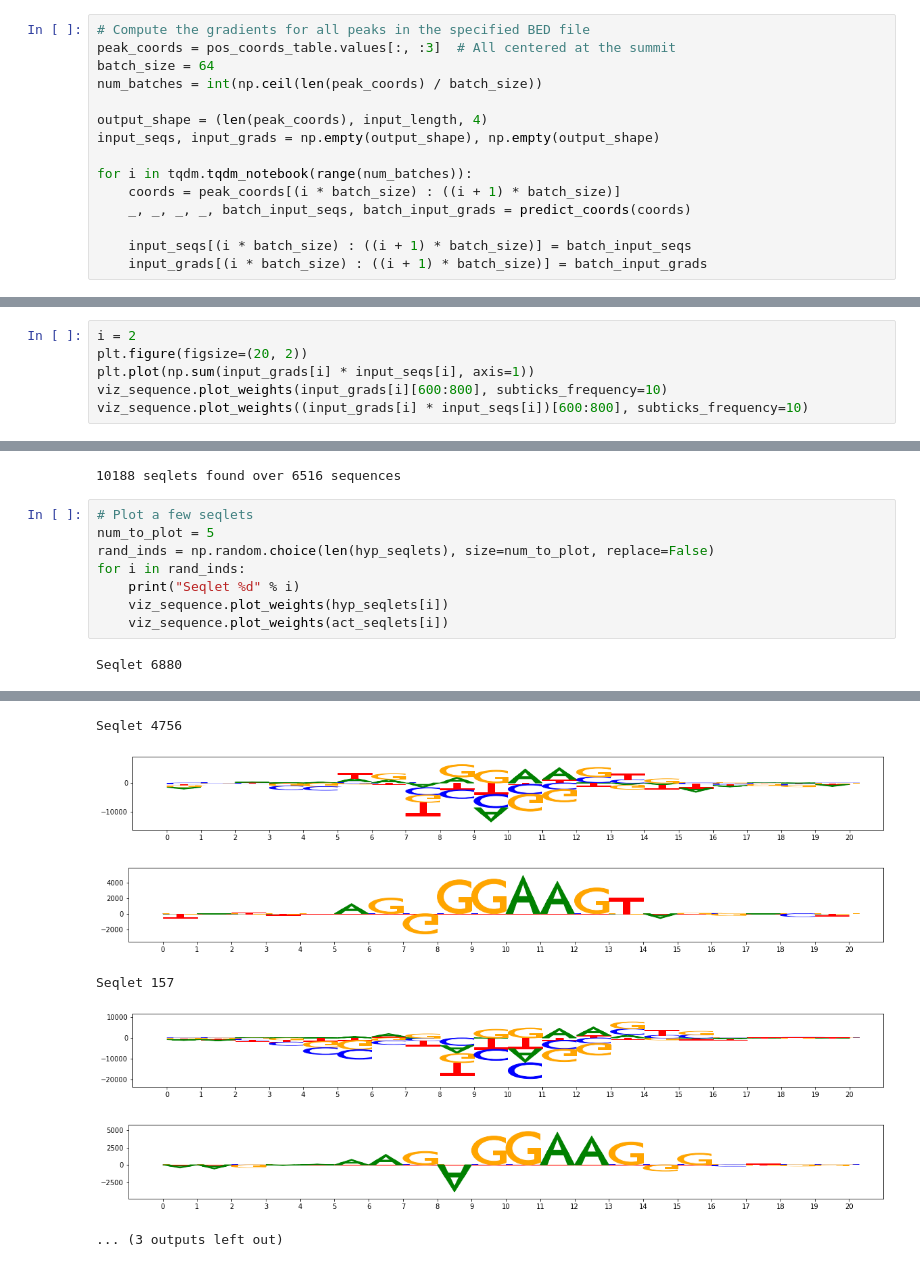
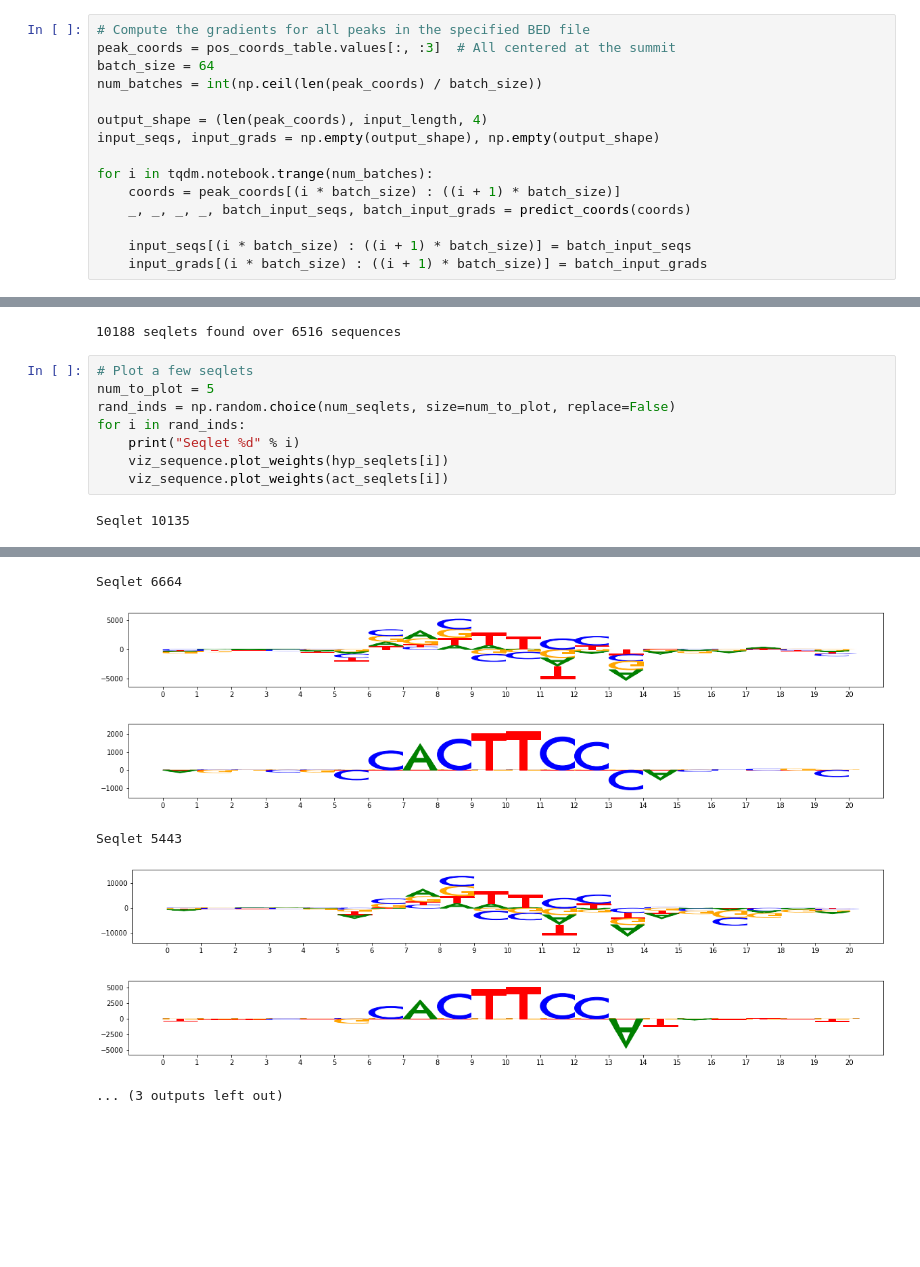
Before and after one commit to amtseng/fourier_attribution_priors, a Jupyter notebook: notebooks/input_gradient_similarity.ipynb, the cells around one changed output, grey strips where cells are left out. Saved outputs shown, nothing was run; the diff lists cells and outputs as text; blank space fills up the shorter version.

```diff
--- a/notebooks/input_gradient_similarity.ipynb
+++ b/notebooks/input_gradient_similarity.ipynb
@@ -120,7 +117,7 @@ num_batches = int(np.ceil(len(peak_coords) / batch_size))
 output_shape = (len(peak_coords), input_length, 4)
 input_seqs, input_grads = np.empty(output_shape), np.empty(output_shape)
 
-for i in tqdm.tqdm_notebook(range(num_batches)):
+for i in tqdm.notebook.trange(num_batches):
     coords = peak_coords[(i * batch_size) : ((i + 1) * batch_size)]
     _, _, _, _, batch_input_seqs, batch_input_grads = predict_coords(coords)
 
@@ -154,9 +151,3 @@ findfont: Font family ['Laksaman', 'Verdana', 'Arial'] not found. Falling back t
 # %% [markdown]
 ### Assess similarity of input gradient explanations
 How similar are the input gradient "explanations" across different examples?
-# %%
-i = 2
-plt.figure(figsize=(20, 2))
-plt.plot(np.sum(input_grads[i] * input_seqs[i], axis=1))
-viz_sequence.plot_weights(input_grads[i][600:800], subticks_frequency=10)
-viz_sequence.plot_weights((input_grads[i] * input_seqs[i])[600:800], subticks_frequency=10)
@@ -242,10 +229,10 @@ print("%d seqlets found over %d sequences" % (num_seqlets, len(input_grads)))
 # %%
 # Plot a few seqlets
 num_to_plot = 5
-rand_inds = np.random.choice(len(hyp_seqlets), size=num_to_plot, replace=False)
+rand_inds = np.random.choice(num_seqlets, size=num_to_plot, replace=False)
 for i in rand_inds:
     print("Seqlet %d" % i)
     viz_sequence.plot_weights(hyp_seqlets[i])
     viz_sequence.plot_weights(act_seqlets[i])
 # %% [output]
-Seqlet 6880
+Seqlet 10135
@@ -257,9 +244,9 @@ Seqlet 8306
-Seqlet 4756
+Seqlet 6664
-[figure, old version]
+[figure, new version]
-[figure, old version]
+[figure, new version]
-Seqlet 157
+Seqlet 5443
-[figure, old version]
+[figure, new version]
-[figure, old version]
+[figure, new version]
 ... (3 outputs left out)
 # %%
 # Compute similarity matrix
```
Also changed, not shown: parts of 12 cells of this notebook.
